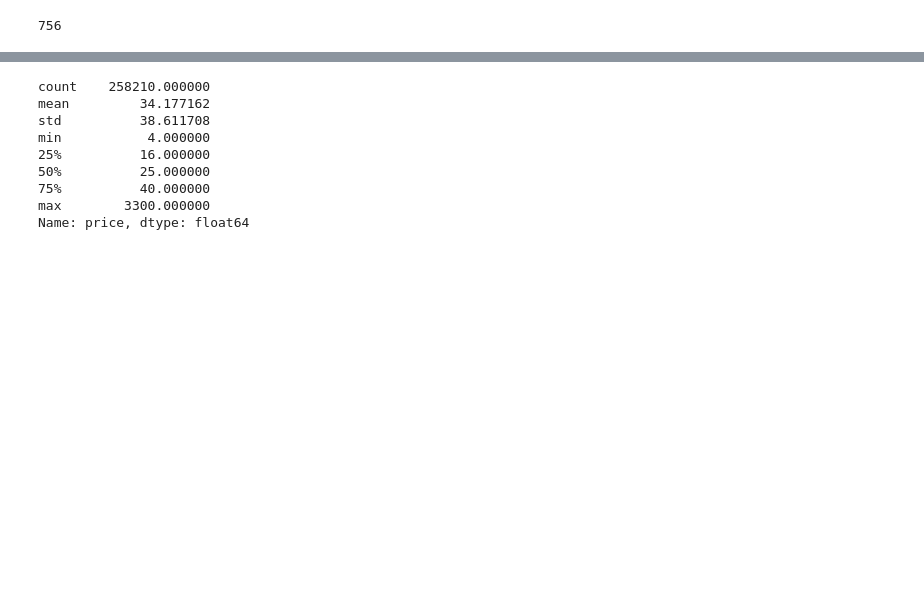
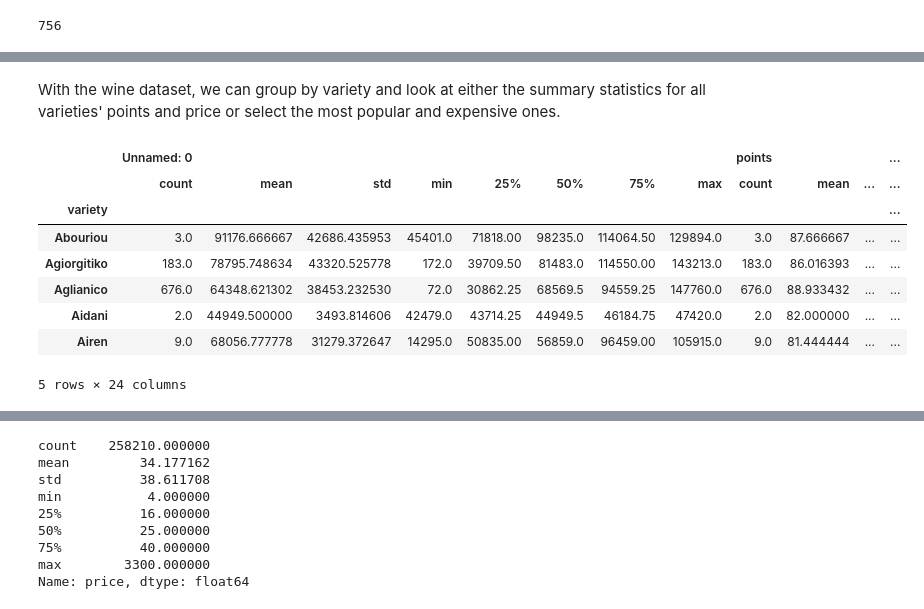
Before and after one commit to dancing-badger/Capstone-2, a Jupyter notebook: What Price for Wine.ipynb, the cells around one changed output, grey strips where cells are left out. Saved outputs shown, nothing was run; the diff lists cells and outputs as text; code cells hidden in the pictures; blank space fills up the shorter version.

```diff
--- a/What Price for Wine.ipynb
+++ b/What Price for Wine.ipynb
@@ -210,0 +198,18 @@ The above chart shows us the most common scores for each varietal, which varieta
+# %% [markdown]
+With the wine dataset, we can group by variety and look at either the summary statistics for all varieties' points and price or select the most popular and expensive ones.
+# %%
+# Groupby by variety
+varietal = df.groupby("variety")
+
+# Summary statistic of all varieties
+varietal.describe().head()
+# %% [output]
+|  | Unnamed: 0 |  |  |  |  |  |  |  | points |  |  | ... |
+|  | count | mean | std | min | 25% | 50% | 75% | max | count | mean | ... | ... |
+| variety |  |  |  |  |  |  |  |  |  |  |  | ... |
+| Abouriou | 3.0 | 91176.666667 | 42686.435953 | 45401.0 | 71818.00 | 98235.0 | 114064.50 | 129894.0 | 3.0 | 87.666667 | ... | ... |
+| Agiorgitiko | 183.0 | 78795.748634 | 43320.525778 | 172.0 | 39709.50 | 81483.0 | 114550.00 | 143213.0 | 183.0 | 86.016393 | ... | ... |
+| Aglianico | 676.0 | 64348.621302 | 38453.232530 | 72.0 | 30862.25 | 68569.5 | 94559.25 | 147760.0 | 676.0 | 88.933432 | ... | ... |
+| Aidani | 2.0 | 44949.500000 | 3493.814606 | 42479.0 | 43714.25 | 44949.5 | 46184.75 | 47420.0 | 2.0 | 82.000000 | ... | ... |
+| Airen | 9.0 | 68056.777778 | 31279.372647 | 14295.0 | 50835.00 | 56859.0 | 96459.00 | 105915.0 | 9.0 | 81.444444 | ... | ... |
+5 rows × 24 columns
```
Also changed, not shown: parts of 46 cells of this notebook.
